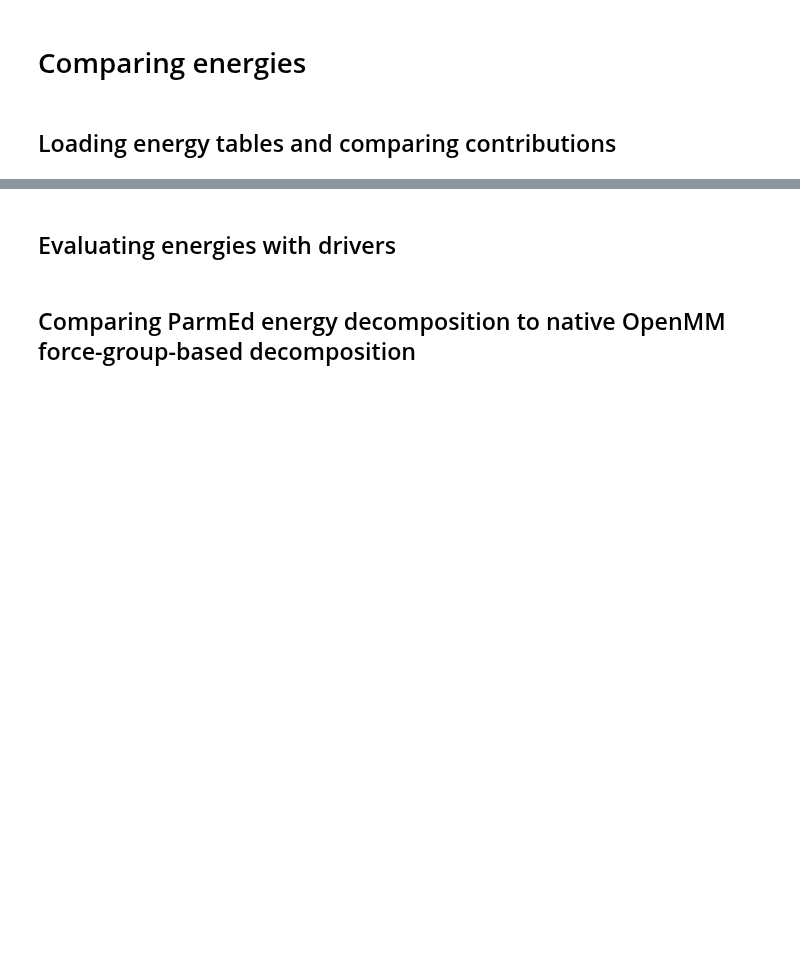
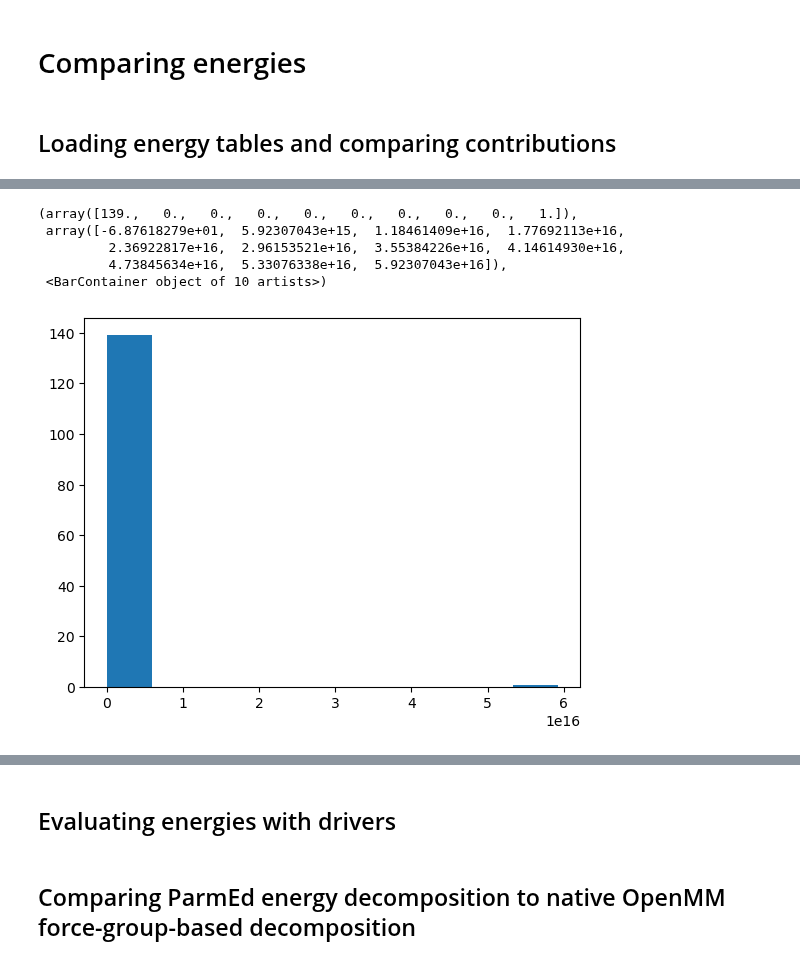
Before and after one commit to timbernat/NREL_polymers, a Jupyter notebook: energy_eval_updated.ipynb, the cells around one changed output, grey strips where cells are left out. Cells and saved outputs as stored; diff of their text form; code cells hidden in the pictures; blank space fills up the shorter version.

Commit message:
Finished rewriting energy evaluation script

```diff
--- a/energy_eval_updated.ipynb
+++ b/energy_eval_updated.ipynb
@@ -81,7 +81,8 @@ for mol_dir in MOL_MASTER_DIR.glob('**/[0-9]x[0-9]x[0-9]'):
     records.append(mol_info)
 
 mol_file_frame = pd.DataFrame.from_records(records)
-groups = mol_file_frame.groupby(['lattice_size', 'mechanism'])
+groups = mol_file_frame.groupby(['lattice_size'])
+# groups = mol_file_frame.groupby(['lattice_size', 'mechanism'])
 # %% [markdown]
 # Defining utilities
 # %% [markdown]
@@ -258,24 +181,0 @@ uc, lammps_energies
-# %%
-from openmm import Context, Platform
-from openmm.app import Simulation
-
-from openff.interchange.interop.openmm._positions import to_openmm_positions
-
-from polymerist.genutils.textual import dict_to_indented_str
-from polymerist.openmmtools import serialization, preparation
-from polymerist.openmmtools.thermo import EnsembleFactory
-from polymerist.openmmtools.parameters import SimulationParameters
-
-
-sim_params = SimulationParameters.from_file('sim_params.json')
-
-ommsys = interchange.to_openmm(combine_nonbonded_forces=False)
-desc_dict, force_map = describe_ommsys_forces(ommsys)
-desc = dict_to_indented_str(desc_dict)
-# print(desc)
-
-ensfac = EnsembleFactory.from_thermo_params(sim_params.thermo_params)
-integrator = ensfac.integrator(time_step=sim_params.integ_params.time_step)
-
-context = Context(ommsys, integrator)
-context.setPositions(to_openmm_positions(interchange, include_virtual_sites=True))
@@ -593,3 +294,13 @@ omm_table.to_csv(omm_dir / f'{omm_dir.name}_PEs.csv')
+# %%
+energy_dir = Path('energy_tables')
+energy_dir.mkdir(exist_ok=True)
+edfs = {}
+
+for (label, energies_dict) in energies.items():
+    energy_path = assemble_path(energy_dir, label, postfix=lattice_size, extension='csv')
+    edf = pd.DataFrame.from_dict(energies_dict, orient='index')
+    edf.to_csv(energy_path)
+    edfs[label] = edf
 # %% [markdown]
 # Comparing energies
 # %% [markdown]
@@ -661,0 +372,9 @@ omm_redux
+# %%
+plt.hist([i._value for i in edfs['OpenMM']['vdW']])
+# %% [output]
+(array([139.,   0.,   0.,   0.,   0.,   0.,   0.,   0.,   0.,   1.]),
+ array([-6.87618279e+01,  5.92307043e+15,  1.18461409e+16,  1.77692113e+16,
+         2.36922817e+16,  2.96153521e+16,  3.55384226e+16,  4.14614930e+16,
+         4.73845634e+16,  5.33076338e+16,  5.92307043e+16]),
+ <BarContainer object of 10 artists>)
+[figure, added]
```
Also changed, not shown: parts of 31 cells of this notebook.
